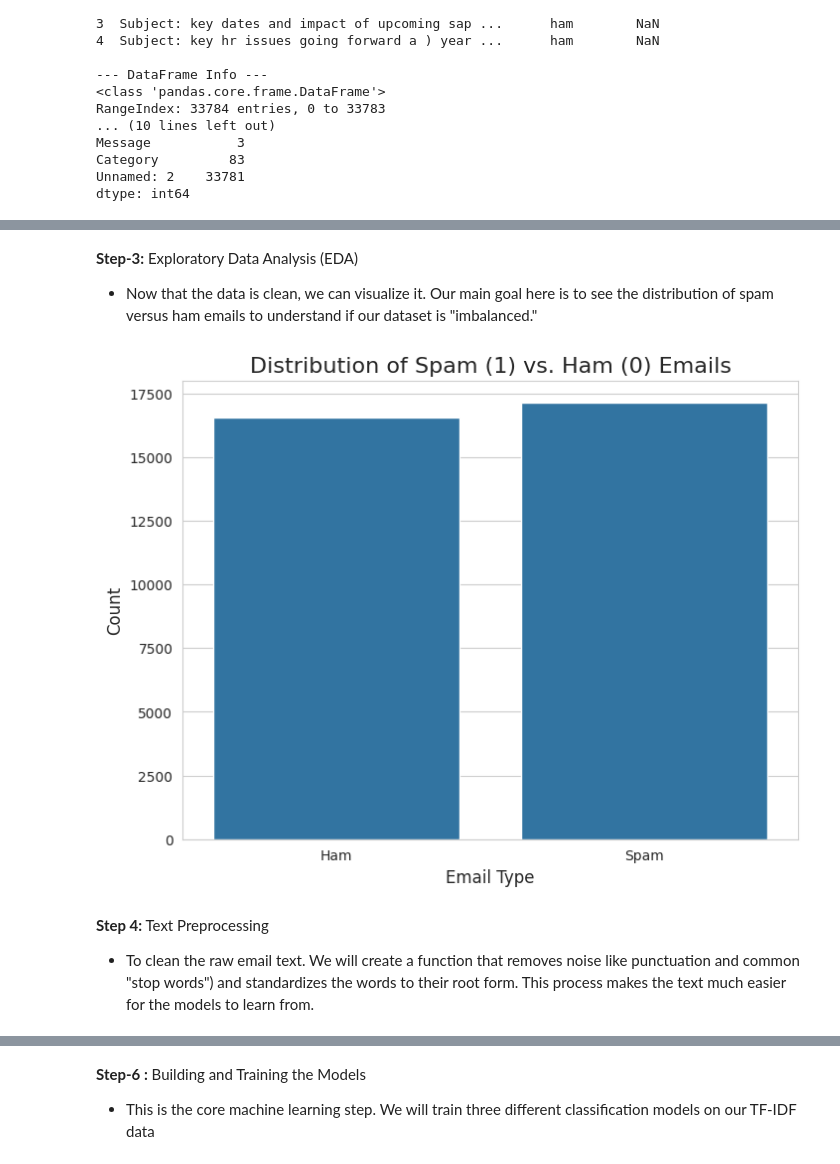
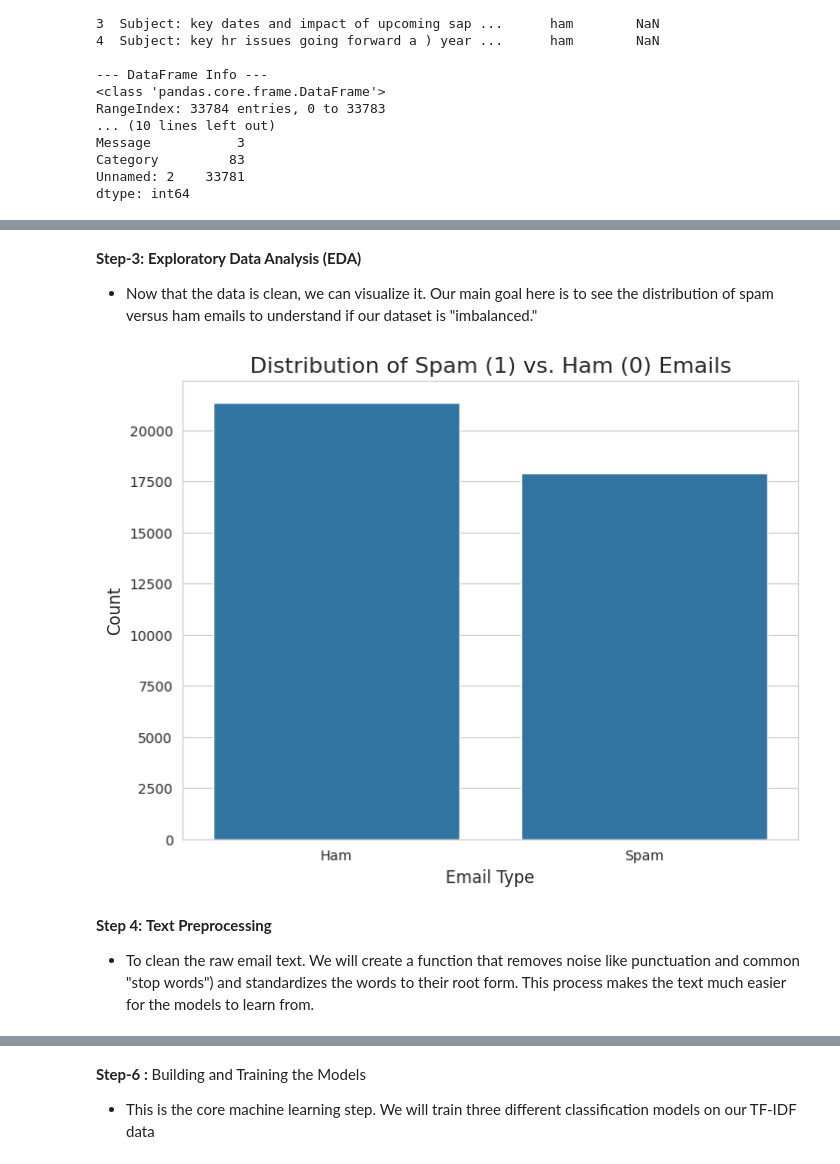
Before and after one commit to Jagadeesh9110/Email_Spam_Detector, a Jupyter notebook: Email_classification.ipynb, the cells around one changed output, grey strips where cells are left out. Cells and saved outputs as stored; diff of their text form; code cells hidden in the pictures.

Commit message:
Update models with combined dataset and add new dataset file

```diff
--- a/Email_classification.ipynb
+++ b/Email_classification.ipynb
@@ -65,4 +65,5 @@ dtype: int64
 # %%
 # -- Drop Unnecessary Column and Rows with Missing Data --
-df.drop(columns=['Unnamed: 2'], inplace=True) # Drop the 'Unnamed: 2' column as it's almost entirely empty
-df.dropna(subset=['Message', 'Category'], inplace=True) # Drop rows where either 'Message' or 'Category' is missing
+df_enron.drop(columns=['Unnamed: 2'], inplace=True, errors='ignore') # Drop the 'Unnamed: 2' column as it's almost entirely empty
+df_enron.dropna(subset=['Message', 'Category'], inplace=True) # Drop rows where either 'Message' or 'Category' is missing
+print(f"Shape after dropping initial NaNs/column: {df_enron.shape}")
@@ -99,0 +142,14 @@ memory usage: 789.8+ KB
+# %%
+try:
+   # Use sep='\t' for tab-separated files and give it column names
+   df_new = pd.read_csv('/content/spam_ham_dataset.csv', encoding='latin-1', on_bad_lines='skip', sep='\t', header=None, names=['label_text', 'text'])
+   print("New dataset loaded successfully!")
+   print("\n--- Inspecting New Dataset (First 5 Rows) ---")
+   print(df_new.head())
+   print("\n--- Inspecting New Dataset (Info) ---")
+   df_new.info()
+   print("\n--- Inspecting New Dataset (Missing Values) ---")
+   print(df_new.isnull().sum())
+except FileNotFoundError:
+   print("Error: 'spam_ham_dataset.csv' not found. Please make sure it's uploaded.")
+   df_new = None # Set to None if file not found
@@ -99,0 +176,13 @@ memory usage: 789.8+ KB
+# %%
+print("After cleaning the new dataset")
+if df_new is not None:
+   df_new['label'] = df_new['label_text'].map({'ham': 0, 'spam': 1})
+   df_new = df_new[['text', 'label']]
+   df_new.dropna(inplace=True)
+   print("--- New Dataset Cleaned and Prepared ---")
+   print(df_new.head())
+   print("\n--- New Dataset Info ---")
+   df_new.info()
+   print("\n--- New Dataset Missing Values ---")
+   print(df_new.isnull().sum())
+   print(f"\nFound {len(df_new)} emails in the new dataset.")
@@ -99,0 +209,11 @@ memory usage: 789.8+ KB
+# %%
+if df_new is not None:
+    df_combined = pd.concat([df_enron, df_new], ignore_index=True)
+else:
+    df_combined = df_enron.copy()
+
+df_combined = df_combined.sample(frac=1, random_state=42).reset_index(drop=True)
+print(f"\n--- Total Combined and Shuffled Emails: {len(df_combined)} ---")
+print(df_combined.head())
+print("\n--- Final Verification of Combined Data ---")
+df_combined.info()
@@ -100,21 +239,21 @@ memory usage: 789.8+ KB
 # %% [markdown]
-**Step-3:** Exploratory Data Analysis (EDA)
+**Step-3:** **Exploratory Data Analysis (EDA)**
 * Now that the data is clean, we can visualize it. Our main goal here is to see the distribution of spam versus ham emails to understand if our dataset is "imbalanced."
 # %%
 sns.set_style("whitegrid")
 
 plt.figure(figsize=(8,6))
-sns.countplot(x='label',data=df)
+sns.countplot(x='label',data=df_combined)
 plt.title('Distribution of Spam (1) vs. Ham (0) Emails', fontsize=16)
 plt.xlabel('Email Type', fontsize=12)
 plt.ylabel('Count', fontsize=12)
 plt.xticks(ticks=[0, 1], labels=['Ham', 'Spam'])# Set custom labels for the x-axis
 plt.show()
 # %% [output]
-[figure, old version]
+[figure, new version]
 # %% [markdown]
 
-**Step 4:** Text Preprocessing
+**Step 4:** **Text Preprocessing**
 * To clean the raw email text. We will create a function that removes noise like punctuation and common "stop words") and standardizes the words to their root form. This process makes the text much easier for the models to learn from.
 # %%
 ps = PorterStemmer()
```
Also changed, not shown: parts of 20 cells of this notebook, 3 other files.
